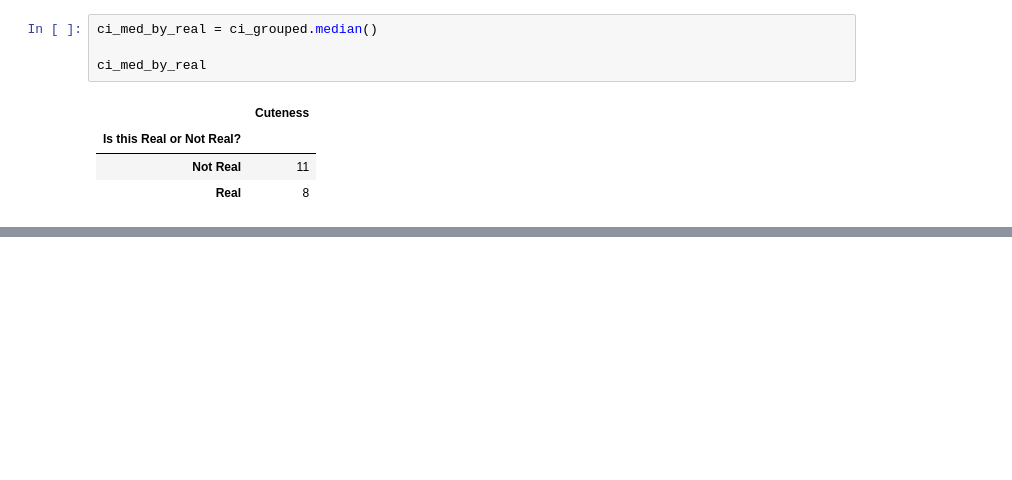
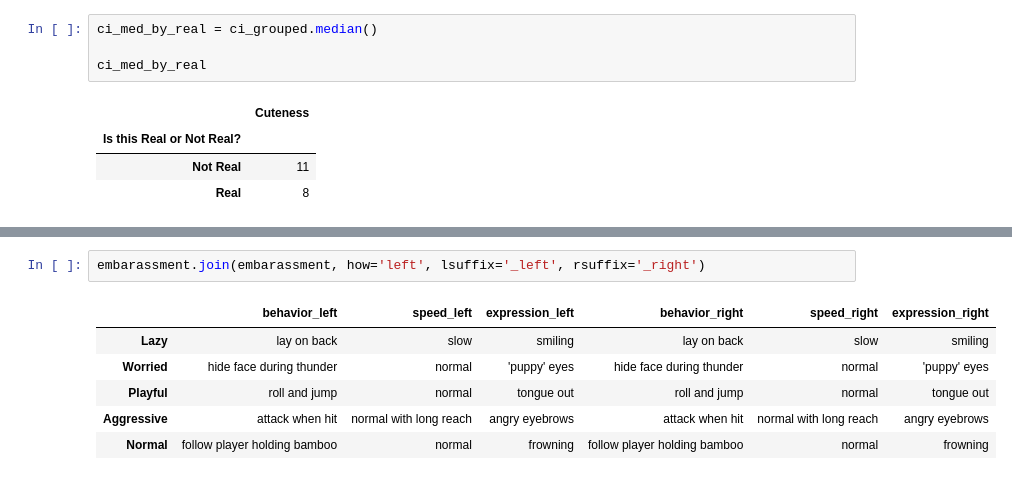
Before and after one commit to chawlaKat/Notebook-Noodlings, a Jupyter notebook: Pandas_and_corgis.ipynb, the cells around one changed output, grey strips where cells are left out. Cells and saved outputs as stored; diff of their text form; blank space fills up the shorter version.

Commit message:
pandas: test join

```diff
--- a/Pandas_and_corgis.ipynb
+++ b/Pandas_and_corgis.ipynb
@@ -809,0 +821,9 @@ ci_med_by_real
+# %%
+embarassment.join(embarassment, how='left', lsuffix='_left', rsuffix='_right')
+# %% [output]
+|  | behavior_left | speed_left | expression_left | behavior_right | speed_right | expression_right |
+| Lazy | lay on back | slow | smiling | lay on back | slow | smiling |
+| Worried | hide face during thunder | normal | 'puppy' eyes | hide face during thunder | normal | 'puppy' eyes |
+| Playful | roll and jump | normal | tongue out | roll and jump | normal | tongue out |
+| Aggressive | attack when hit | normal with long reach | angry eyebrows | attack when hit | normal with long reach | angry eyebrows |
+| Normal | follow player holding bamboo | normal | frowning | follow player holding bamboo | normal | frowning |
```
Also changed, not shown: parts of 2 cells of this notebook.
